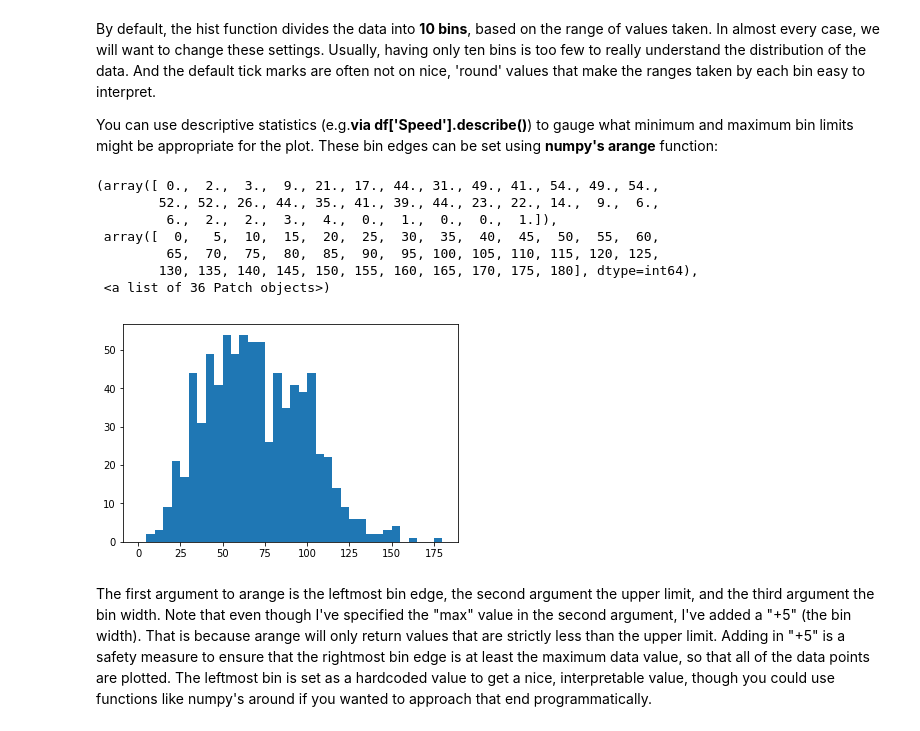
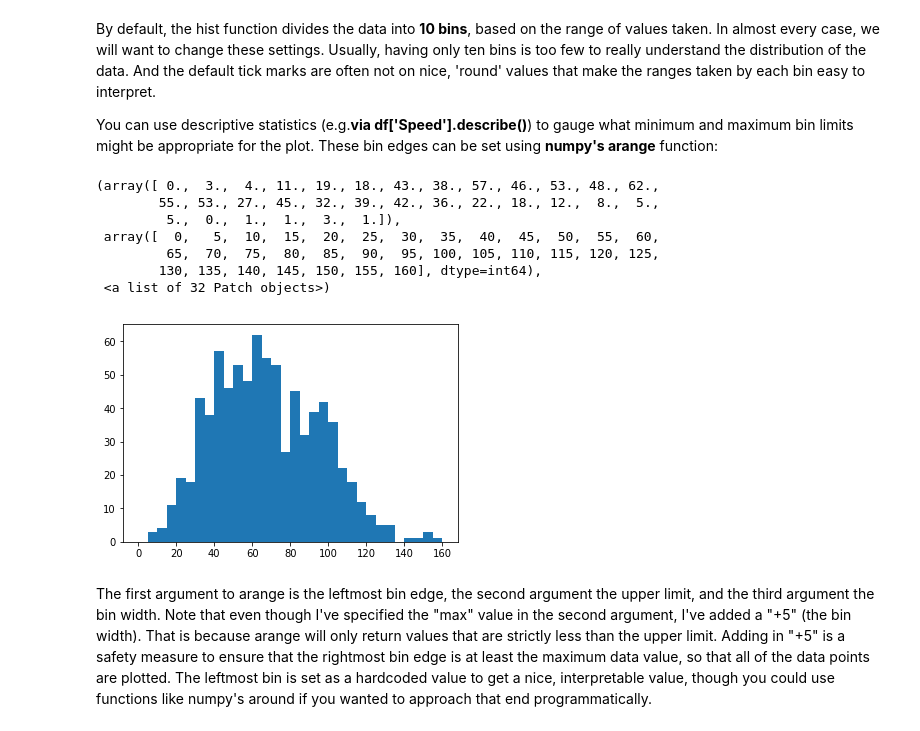
Before and after one commit to A2Amir/Data-Visualization-in-Data-Science-Process, a Jupyter notebook: Code/Histograms.ipynb, the cells around one changed output. Drawn from its saved outputs; the diff is of its cells as text; code cells hidden in the pictures.

```diff
--- a/Code/Histograms.ipynb
+++ b/Code/Histograms.ipynb
@@ -39,17 +39,17 @@ By default, the hist function divides the data into **10 bins**, based on the ra
 
 You can use descriptive statistics (e.g.**via df['Speed'].describe()**) to gauge what minimum and maximum bin limits might be appropriate for the plot. These bin edges can be set using **numpy's arange** function:
 # %%
-bin_edges=np.arange(0,df['Speed'].max()+5,5)
-plt.hist(data=df,x='Speed',bins=bin_edges)
+bin_edges=np.arange(0,df['speed'].max()+5,5)
+plt.hist(data=df,x='speed',bins=bin_edges)
 # %% [output]
-(array([ 0.,  2.,  3.,  9., 21., 17., 44., 31., 49., 41., 54., 49., 54.,
-        52., 52., 26., 44., 35., 41., 39., 44., 23., 22., 14.,  9.,  6.,
-         6.,  2.,  2.,  3.,  4.,  0.,  1.,  0.,  0.,  1.]),
+(array([ 0.,  3.,  4., 11., 19., 18., 43., 38., 57., 46., 53., 48., 62.,
+        55., 53., 27., 45., 32., 39., 42., 36., 22., 18., 12.,  8.,  5.,
+         5.,  0.,  1.,  1.,  3.,  1.]),
  array([  0,   5,  10,  15,  20,  25,  30,  35,  40,  45,  50,  55,  60,
          65,  70,  75,  80,  85,  90,  95, 100, 105, 110, 115, 120, 125,
-        130, 135, 140, 145, 150, 155, 160, 165, 170, 175, 180], dtype=int64),
- <a list of 36 Patch objects>)
+        130, 135, 140, 145, 150, 155, 160], dtype=int64),
+ <a list of 32 Patch objects>)
-[figure, old version]
+[figure, new version]
 # %% [markdown]
 The first argument to arange is the leftmost bin edge, the second argument the upper limit, and the third argument the bin width. Note that even though I've specified the "max" value in the second argument, I've added a "+5" (the bin width). That is because arange will only return values that are strictly less than the upper limit. Adding in "+5" is a safety measure to ensure that the rightmost bin edge is at least the maximum data value, so that all of the data points are plotted. The leftmost bin is set as a hardcoded value to get a nice, interpretable value, though you could use functions like numpy's around if you wanted to approach that end programmatically.
 # %% [markdown]
```
Also changed, not shown: parts of 5 cells of this notebook, 10 other files.
